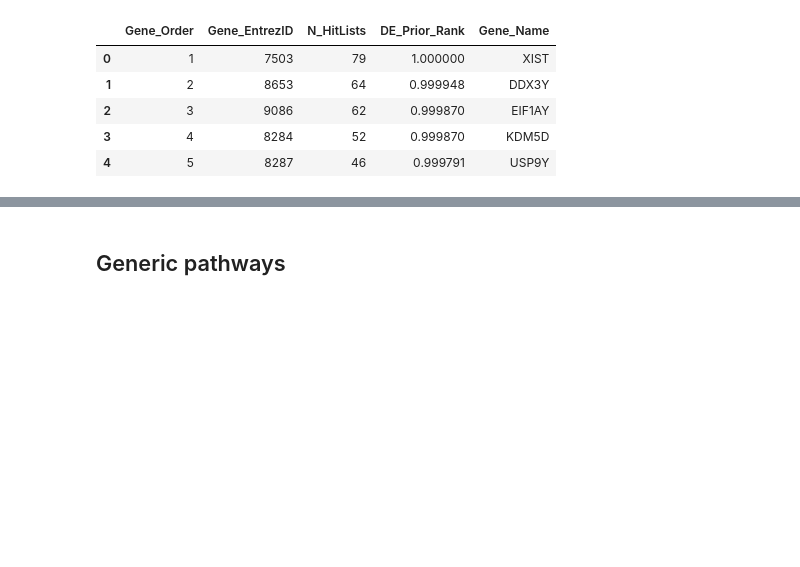
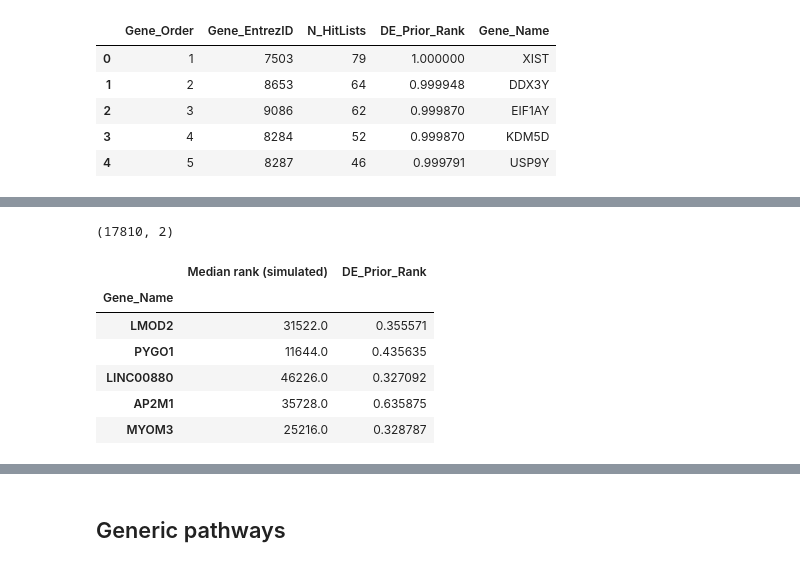
Before and after one commit to greenelab/simulate-expression-compendia, a Jupyter notebook: Rank_pathways/5_analyze_generic_genes_and_pathways.ipynb, the cells around one changed output, grey strips where cells are left out. Saved outputs shown, nothing was run; the diff lists cells and outputs as text; code cells hidden in the pictures; blank space fills up the shorter version.

```diff
--- a/Rank_pathways/5_analyze_generic_genes_and_pathways.ipynb
+++ b/Rank_pathways/5_analyze_generic_genes_and_pathways.ipynb
@@ -142,0 +203,19 @@ len(set(published_generic_genes).intersection(generic_genes))/len(generic_genes)
+# %%
+# Merge published ranking
+shared_gene_rank_df = pd.merge(our_gene_rank_df,
+                                        DE_prior[['DE_Prior_Rank','Gene_Name']],
+                                        left_index=True,
+                                        right_on='Gene_Name')
+
+shared_gene_rank_df.set_index('Gene_Name', inplace=True)
+print(shared_gene_rank_df.shape)
+shared_gene_rank_df.head()
+# %% [output]
+(17810, 2)
+|  | Median rank (simulated) | DE_Prior_Rank |
+| Gene_Name |  |  |
+| LMOD2 | 31522.0 | 0.355571 |
+| PYGO1 | 11644.0 | 0.435635 |
+| LINC00880 | 46226.0 | 0.327092 |
+| AP2M1 | 35728.0 | 0.635875 |
+| MYOM3 | 25216.0 | 0.328787 |
```
Also changed, not shown: parts of 19 cells of this notebook.
